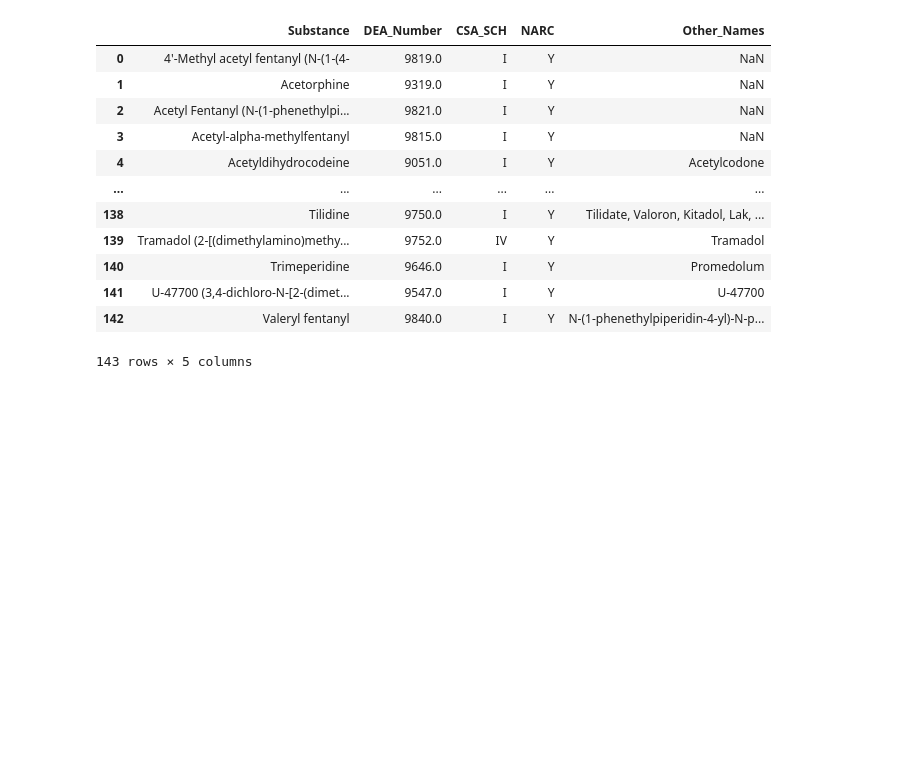
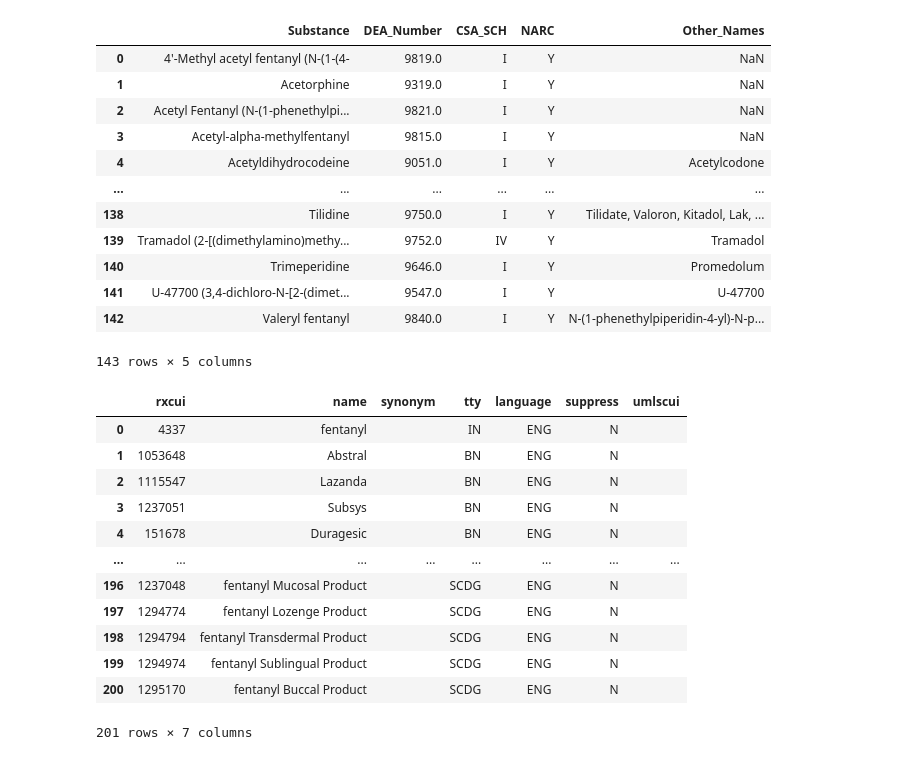
Before and after one commit to danielhmendoza01/Automatic_Code_Sets, a Jupyter notebook: Opioid_Query.ipynb, the cells around one changed output. Cells and saved outputs as stored; diff of their text form; code cells hidden in the pictures; blank space fills up the shorter version.

Commit message:
updated Fentanyl_List

```diff
--- a/Opioid_Query.ipynb
+++ b/Opioid_Query.ipynb
@@ -598,3 +578,27 @@ for ingredient in ingredients:
 df_dea.reset_index(drop=True, inplace=True)
 # %%
 df_dea.to_excel("Missing_Opioid_Ingredients.xlsx", index=False)
+# %%
+#loop array to get complete list of drugs
+df_opioid = pd.DataFrame()
+drugs = [fentanyl]
+for drug in drugs:
+    self_df = query_self(drug)
+    merg_df = query_drug(drug)
+    df_opioid = pd.concat([df_opioid, self_df]).drop_duplicates(subset=['rxcui']).reset_index(drop=True)
+    df_opioid = pd.concat([df_opioid, merg_df]).drop_duplicates(subset=['rxcui']).reset_index(drop=True)
+df_opioid
+# %% [output]
+|  | rxcui | name | synonym | tty | language | suppress | umlscui |
+| 0 | 4337 | fentanyl |  | IN | ENG | N |  |
+| 1 | 1053648 | Abstral |  | BN | ENG | N |  |
+| 2 | 1115547 | Lazanda |  | BN | ENG | N |  |
+| 3 | 1237051 | Subsys |  | BN | ENG | N |  |
+| 4 | 151678 | Duragesic |  | BN | ENG | N |  |
+| ... | ... | ... | ... | ... | ... | ... | ... |
+| 196 | 1237048 | fentanyl Mucosal Product |  | SCDG | ENG | N |  |
+| 197 | 1294774 | fentanyl Lozenge Product |  | SCDG | ENG | N |  |
+| 198 | 1294794 | fentanyl Transdermal Product |  | SCDG | ENG | N |  |
+| 199 | 1294974 | fentanyl Sublingual Product |  | SCDG | ENG | N |  |
+| 200 | 1295170 | fentanyl Buccal Product |  | SCDG | ENG | N |  |
+201 rows × 7 columns
```
Also changed, not shown: parts of 2 cells of this notebook, 1 other file.
